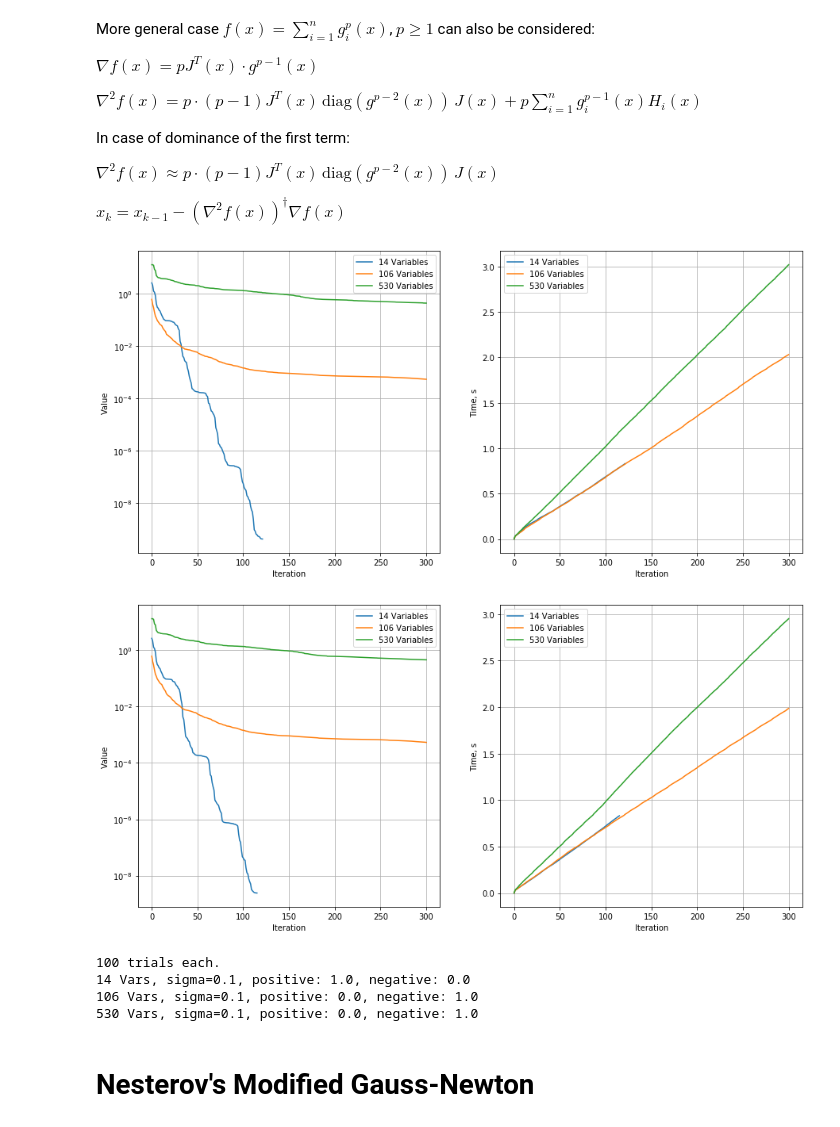
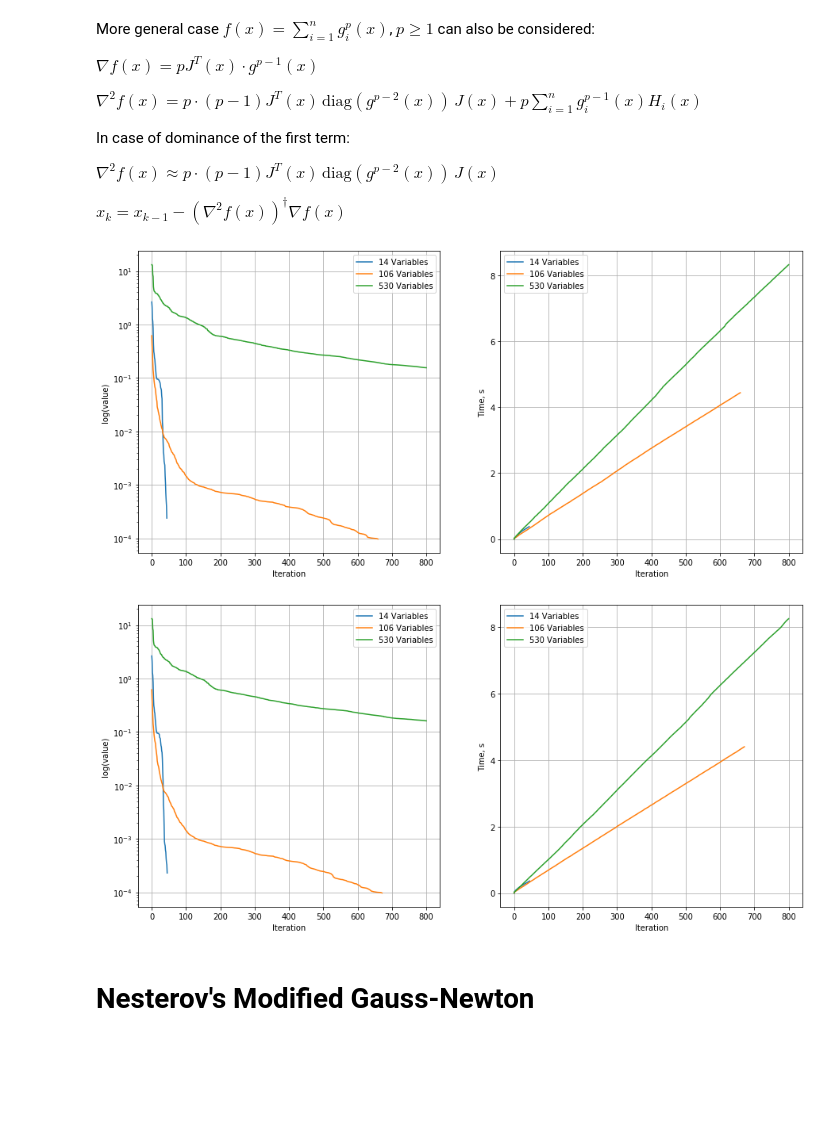
Before and after one commit to lit-leo/nonlinear-opt, a Jupyter notebook: code/PowerflowExperiments.ipynb, the cells around one changed output. Saved outputs shown, nothing was run; the diff lists cells and outputs as text; code cells hidden in the pictures; blank space fills up the shorter version.

```diff
--- a/code/PowerflowExperiments.ipynb
+++ b/code/PowerflowExperiments.ipynb
@@ -68,9 +68,12 @@ def draw_plots(values, times, names, log=False):
     for name_, values_ in zip(names, values):
         axs[0].plot(values_, label=name_)
     axs[0].set_xlabel('Iteration')
-    axs[0].set_ylabel('Value')
     if log:
+        axs[0].set_ylabel('log(value)')
         axs[0].set_yscale('log')
+    else:
+        axs[0].set_ylabel('Value')
+
 
     for name_, times_ in zip(names, times):
         axs[1].plot(times_, label=name_)
@@ -111,6 +114,13 @@ J={\begin{bmatrix}{\dfrac  {\partial \Delta P}{\partial \theta }}&{\dfrac  {\par
 class NewtonSolver():
     def __init__(self):
         pass
+
+    def __str__(self):
+        return 'Newton Solver'
+
+    def __repr__(self):
+        return 'Newton Solver'
+
     def solve(self, regression, iterations=10, x0=None,
                  tol=1e-10, verbose=False, tqdm=False, return_best=False):
         if x0 is None:
@@ -121,6 +131,9 @@ class NewtonSolver():
                 x = np.random.rand(regression.A.shape[1])
         else:
             x = x0
+
+        # Convergence stop condition:
+        stop = 1e-3 / np.sqrt(regression.V2real(x).shape[0])
 
         # initialize starting time
         start = time()
@@ -153,9 +166,9 @@ class NewtonSolver():
 
             times_history.append(time() - start)
 
-            if np.abs(values_history[-1] - values_history[-2]) <= tol:
-#                 print(f'Newton method converged on iteration {i}')
+            if values_history[-1] <= stop:
                 break
+
         if return_best:
             return x_history, values_history, best_values_history, times_history
         else:
@@ -246,6 +244,12 @@ from scipy.optimize import minimize_scalar
 class ConjugateGradient():
     def __init__(self):
         pass
+
+    def __str__(self):
+        return 'Conjugated Gradients'
+
+    def __repr__(self):
+        return 'Conjugated Gradients'
 
     def optimize(self, regression, iterations=10, method='fletcher-reeves', x0=None,
                  default_step=0.01,
@@ -255,6 +259,9 @@ class ConjugateGradient():
             x = np.random.rand(regression.A.shape[1])
         else:
             x = x0
+
+        # stop condition:
+        stop = 1e-3 / np.sqrt(regression.V2real(x).shape[0])
 
         # conjugate direction
         d = -regression.grad(x)
@@ -310,9 +317,10 @@ class ConjugateGradient():
             # update times history
             times_history.append(time() - start)
 
-            if np.abs(values_history[-1] - values_history[-2]) <= tol:
-#                 print(f'CG converged on iteration {i}')
+            if values_history[-1] <= stop:
+#                 print(f'Newton-Raphson converged on iteration {i}')
                 break
+
         return x_history, values_history, times_history
 # %%
 cg = ConjugateGradient()
@@ -320,44 +328,28 @@ cg = ConjugateGradient()
 vals, times = [], []
 for pf in [pf_optim9, pf_optim57, pf_optim300]:
     res = list(cg.optimize(pf, x0=pf.get_V0(), method='fletcher-reeves',
-                           iterations=300, line_search_iter=500, tol=1e-11,
+                           iterations=800, line_search_iter=500, tol=1e-11,
                            use_tqdm=True))
     vals.append(res[1])
     times.append(res[-1])
 
 draw_plots(vals, times, ['14 Variables', '106 Variables', '530 Variables'], log=True)
 # %% [output]
-[figure, old version]
+[figure, new version]
 # %%
 cg = ConjugateGradient()
 
 vals, times = [], []
 for pf in [pf_optim9, pf_optim57, pf_optim300]:
     res = list(cg.optimize(pf, x0=pf.get_V0(), method='polak-ribiere',
-                           iterations=300, line_search_iter=500, tol=1e-11,
+                           iterations=800, line_search_iter=500, tol=1e-11,
                            use_tqdm=True))
     vals.append(res[1])
     times.append(res[-1])
 
 draw_plots(vals, times, ['14 Variables', '106 Variables', '530 Variables'], log=True)
 # %% [output]
-[figure, old version]
+[figure, new version]
-# %%
-from functools import partial
-
-opt = partial(cg.optimize, line_search_iter=500, method='polak-ribiere')
-succeses = []
-for pf in [pf_optim9, pf_optim57, pf_optim300]:
-    _, succ = check_convergence_region(opt, pf, pf.get_V0(),
-                         sigma=0.05, size=100, iterations=500, optimization_problem=False)
-    succeses.append(succ)
-
-summary(succeses, .1, ['14 Vars', '106 Vars', '530 Vars'])
-# %% [output]
-100 trials each.
-14 Vars, sigma=0.1, positive: 1.0, negative: 0.0
-106 Vars, sigma=0.1, positive: 0.0, negative: 1.0
-530 Vars, sigma=0.1, positive: 0.0, negative: 1.0
 # %% [markdown]
 # Nesterov's Modified Gauss-Newton
 # %% [markdown]
```
Also changed, not shown: parts of 19 cells of this notebook.
